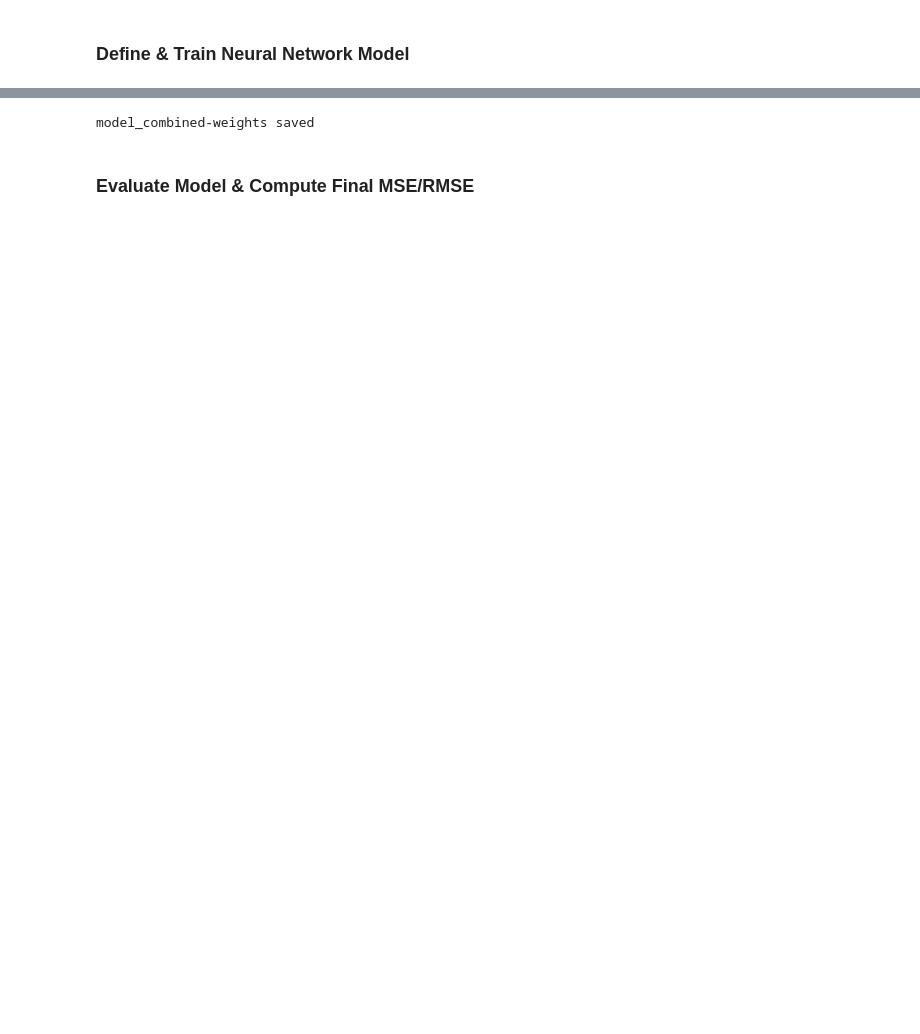
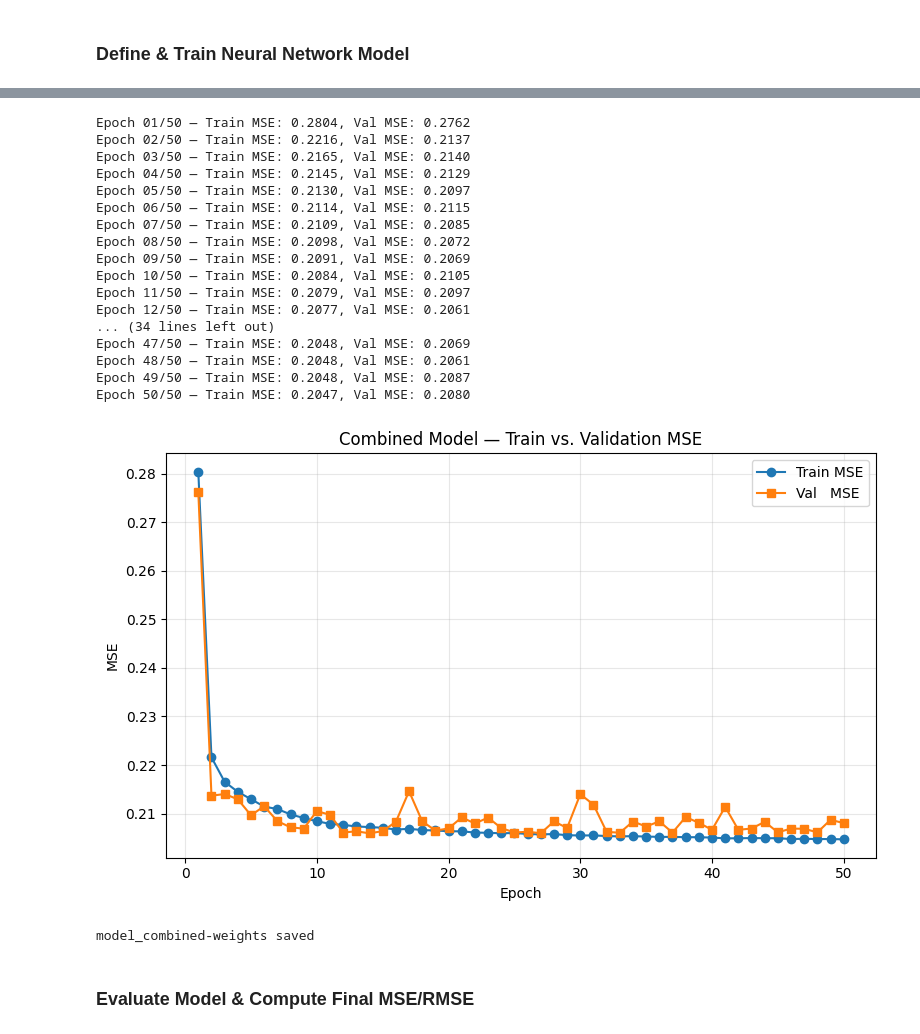
Before and after one commit to LeoMoehlenkamp/Gaze-Duration-Prediction-with-Syntactic-and-Semantic-Features, a Jupyter notebook: Project.ipynb, the cells around one changed output, grey strips where cells are left out. Drawn from its saved outputs; the diff is of its cells as text; code cells hidden in the pictures; blank space fills up the shorter version.

```diff
--- a/Project.ipynb
+++ b/Project.ipynb
@@ -677,3 +699,77 @@ Epoch 50/50 — Train MSE: 0.2048, Val MSE: 0.2136
+# %%
+# --- Model & Device wie gehabt ---
+model_combined = GazeNet(input_dim=X.shape[1]).to(device)
+
+# Loss & Optimizer
+criterion = nn.MSELoss()
+optimizer = torch.optim.Adam(model_combined.parameters(), lr=1e-3)
+
+# --- Training Loop mit Validation ---
+n_epochs = 50
+train_mses = []
+val_mses   = []
+
+for epoch in range(1, n_epochs+1):
+    # --- Training ---
+    model_combined.train()
+    total_train = 0.0
+    for Xb, yb in train_loader:
+        Xb, yb = Xb.to(device), yb.to(device)
+        optimizer.zero_grad()
+        preds = model_combined(Xb)
+        loss = criterion(preds, yb)
+        loss.backward()
+        optimizer.step()
+        total_train += loss.item() * Xb.size(0)
+    train_mse = total_train / len(train_loader.dataset)
+    train_mses.append(train_mse)
+
+    # --- Validation auf val_loader ---
+    model_combined.eval()
+    total_val = 0.0
+    with torch.no_grad():
+        for Xb, yb in val_loader:
+            Xb, yb = Xb.to(device), yb.to(device)
+            preds = model_combined(Xb)
+            total_val += criterion(preds, yb).item() * Xb.size(0)
+    val_mse = total_val / len(val_loader.dataset)
+    val_mses.append(val_mse)
+
+    print(f"Epoch {epoch:02d}/{n_epochs} — Train MSE: {train_mse:.4f}, Val MSE: {val_mse:.4f}")
+
+# --- Plot Training vs. Validation MSE ---
+import matplotlib.pyplot as plt
+
+epochs = list(range(1, n_epochs+1))
+plt.figure(figsize=(8,5))
+plt.plot(epochs, train_mses, label="Train MSE", marker='o')
+plt.plot(epochs, val_mses,   label="Val   MSE", marker='s')
+plt.xlabel("Epoch")
+plt.ylabel("MSE")
+plt.title("Combined Model — Train vs. Validation MSE")
+plt.legend()
+plt.grid(alpha=0.3)
+plt.tight_layout()
+plt.show()
+# %% [output]
+Epoch 01/50 — Train MSE: 0.2804, Val MSE: 0.2762
+Epoch 02/50 — Train MSE: 0.2216, Val MSE: 0.2137
+Epoch 03/50 — Train MSE: 0.2165, Val MSE: 0.2140
+Epoch 04/50 — Train MSE: 0.2145, Val MSE: 0.2129
+Epoch 05/50 — Train MSE: 0.2130, Val MSE: 0.2097
+Epoch 06/50 — Train MSE: 0.2114, Val MSE: 0.2115
+Epoch 07/50 — Train MSE: 0.2109, Val MSE: 0.2085
+Epoch 08/50 — Train MSE: 0.2098, Val MSE: 0.2072
+Epoch 09/50 — Train MSE: 0.2091, Val MSE: 0.2069
+Epoch 10/50 — Train MSE: 0.2084, Val MSE: 0.2105
+Epoch 11/50 — Train MSE: 0.2079, Val MSE: 0.2097
+Epoch 12/50 — Train MSE: 0.2077, Val MSE: 0.2061
+... (34 lines left out)
+Epoch 47/50 — Train MSE: 0.2048, Val MSE: 0.2069
+Epoch 48/50 — Train MSE: 0.2048, Val MSE: 0.2061
+Epoch 49/50 — Train MSE: 0.2048, Val MSE: 0.2087
+Epoch 50/50 — Train MSE: 0.2047, Val MSE: 0.2080
+[figure, added]
 # %%
 torch.save(model_combined.state_dict(), "model_combined_weights.pth")
 print("model_combined-weights saved")
```
Also changed, not shown: parts of 34 cells of this notebook, 3 other files.
